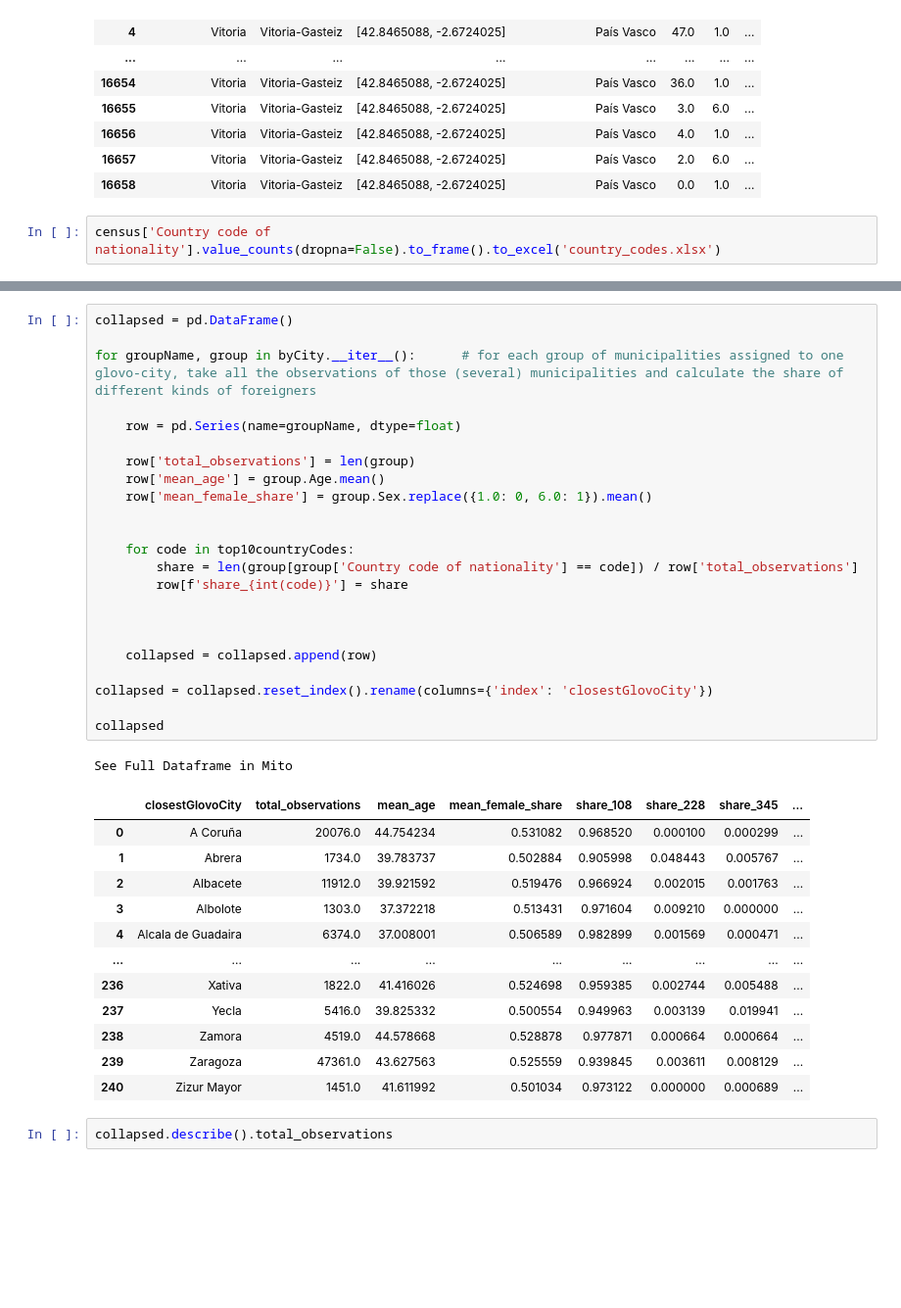
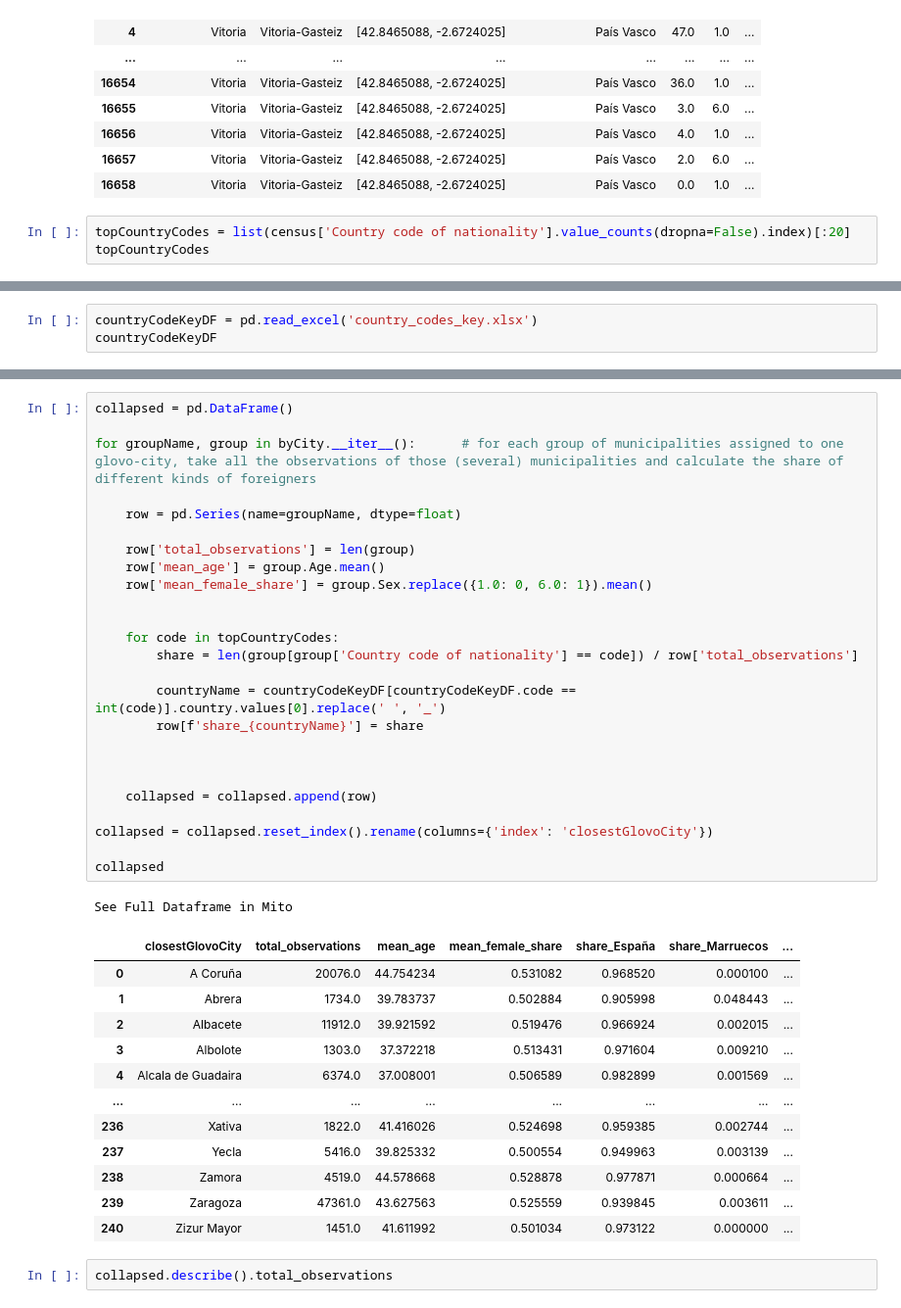
Before and after one commit to linkcharger/glovo, a Jupyter notebook: merging/mergingGlovoAndAux.ipynb, the cells around one changed output, grey strips where cells are left out. Shown at 98% size. Cells and saved outputs as stored; diff of their text form; blank space fills up the shorter version.

Commit message:
re-merged aux data with countries resolved

```diff
--- a/merging/mergingGlovoAndAux.ipynb
+++ b/merging/mergingGlovoAndAux.ipynb
@@ -506,4 +506,5 @@ See Full Dataframe in Mito
 | 16657 | Vitoria | Vitoria-Gasteiz | [42.8465088, -2.6724025] | País Vasco | 2.0 | 6.0 | ... |
 | 16658 | Vitoria | Vitoria-Gasteiz | [42.8465088, -2.6724025] | País Vasco | 0.0 | 1.0 | ... |
 # %%
-census['Country code of nationality'].value_counts(dropna=False).to_frame().to_excel('country_codes.xlsx')
+topCountryCodes = list(census['Country code of nationality'].value_counts(dropna=False).index)[:20]
+topCountryCodes
@@ -533,0 +532,3 @@ top10countryCodes
+# %%
+countryCodeKeyDF = pd.read_excel('country_codes_key.xlsx')
+countryCodeKeyDF
@@ -534,40 +549,42 @@ top10countryCodes
 # %%
 collapsed = pd.DataFrame()
 
 for groupName, group in byCity.__iter__():      # for each group of municipalities assigned to one glovo-city, take all the observations of those (several) municipalities and calculate the share of different kinds of foreigners
 
     row = pd.Series(name=groupName, dtype=float)
 
     row['total_observations'] = len(group)
     row['mean_age'] = group.Age.mean()
     row['mean_female_share'] = group.Sex.replace({1.0: 0, 6.0: 1}).mean()
 
 
-    for code in top10countryCodes:
+    for code in topCountryCodes:
         share = len(group[group['Country code of nationality'] == code]) / row['total_observations']
-        row[f'share_{int(code)}'] = share
+
+        countryName = countryCodeKeyDF[countryCodeKeyDF.code == int(code)].country.values[0].replace(' ', '_')
+        row[f'share_{countryName}'] = share
 
 
 
     collapsed = collapsed.append(row)
 
 collapsed = collapsed.reset_index().rename(columns={'index': 'closestGlovoCity'})
 
 collapsed
 # %% [output]
 See Full Dataframe in Mito
-|  | closestGlovoCity | total_observations | mean_age | mean_female_share | share_108 | share_228 | share_345 | ... |
-| 0 | A Coruña | 20076.0 | 44.754234 | 0.531082 | 0.968520 | 0.000100 | 0.000299 | ... |
-| 1 | Abrera | 1734.0 | 39.783737 | 0.502884 | 0.905998 | 0.048443 | 0.005767 | ... |
-| 2 | Albacete | 11912.0 | 39.921592 | 0.519476 | 0.966924 | 0.002015 | 0.001763 | ... |
-| 3 | Albolote | 1303.0 | 37.372218 | 0.513431 | 0.971604 | 0.009210 | 0.000000 | ... |
-| 4 | Alcala de Guadaira | 6374.0 | 37.008001 | 0.506589 | 0.982899 | 0.001569 | 0.000471 | ... |
-| ... | ... | ... | ... | ... | ... | ... | ... | ... |
-| 236 | Xativa | 1822.0 | 41.416026 | 0.524698 | 0.959385 | 0.002744 | 0.005488 | ... |
-| 237 | Yecla | 5416.0 | 39.825332 | 0.500554 | 0.949963 | 0.003139 | 0.019941 | ... |
-| 238 | Zamora | 4519.0 | 44.578668 | 0.528878 | 0.977871 | 0.000664 | 0.000664 | ... |
-| 239 | Zaragoza | 47361.0 | 43.627563 | 0.525559 | 0.939845 | 0.003611 | 0.008129 | ... |
-| 240 | Zizur Mayor | 1451.0 | 41.611992 | 0.501034 | 0.973122 | 0.000000 | 0.000689 | ... |
+|  | closestGlovoCity | total_observations | mean_age | mean_female_share | share_España | share_Marruecos | ... |
+| 0 | A Coruña | 20076.0 | 44.754234 | 0.531082 | 0.968520 | 0.000100 | ... |
+| 1 | Abrera | 1734.0 | 39.783737 | 0.502884 | 0.905998 | 0.048443 | ... |
+| 2 | Albacete | 11912.0 | 39.921592 | 0.519476 | 0.966924 | 0.002015 | ... |
+| 3 | Albolote | 1303.0 | 37.372218 | 0.513431 | 0.971604 | 0.009210 | ... |
+| 4 | Alcala de Guadaira | 6374.0 | 37.008001 | 0.506589 | 0.982899 | 0.001569 | ... |
+| ... | ... | ... | ... | ... | ... | ... | ... |
+| 236 | Xativa | 1822.0 | 41.416026 | 0.524698 | 0.959385 | 0.002744 | ... |
+| 237 | Yecla | 5416.0 | 39.825332 | 0.500554 | 0.949963 | 0.003139 | ... |
+| 238 | Zamora | 4519.0 | 44.578668 | 0.528878 | 0.977871 | 0.000664 | ... |
+| 239 | Zaragoza | 47361.0 | 43.627563 | 0.525559 | 0.939845 | 0.003611 | ... |
+| 240 | Zizur Mayor | 1451.0 | 41.611992 | 0.501034 | 0.973122 | 0.000000 | ... |
 # %%
 collapsed.describe().total_observations
 # %% [output]
```
Also changed, not shown: parts of 5 cells of this notebook, 2 other files.
